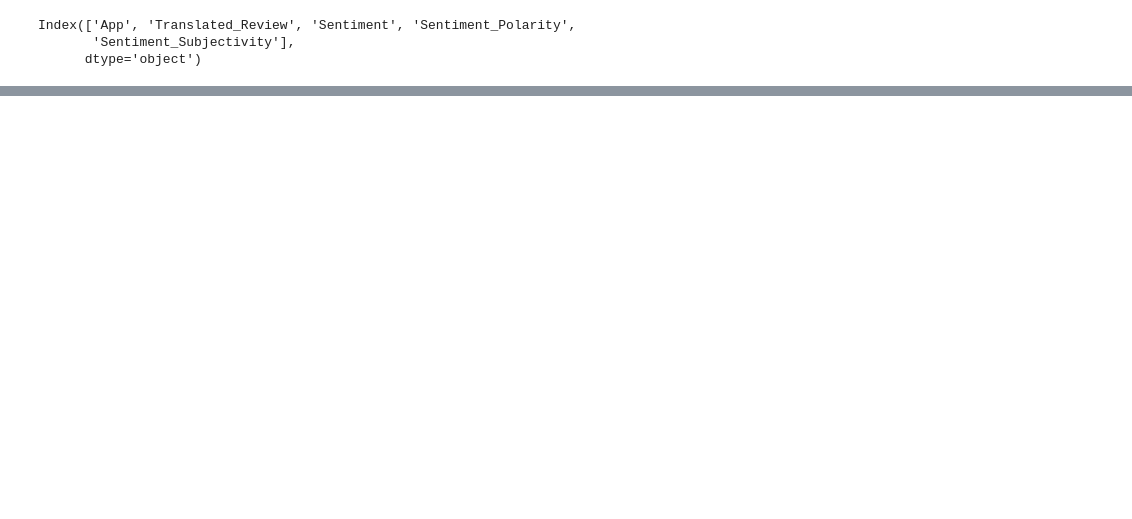
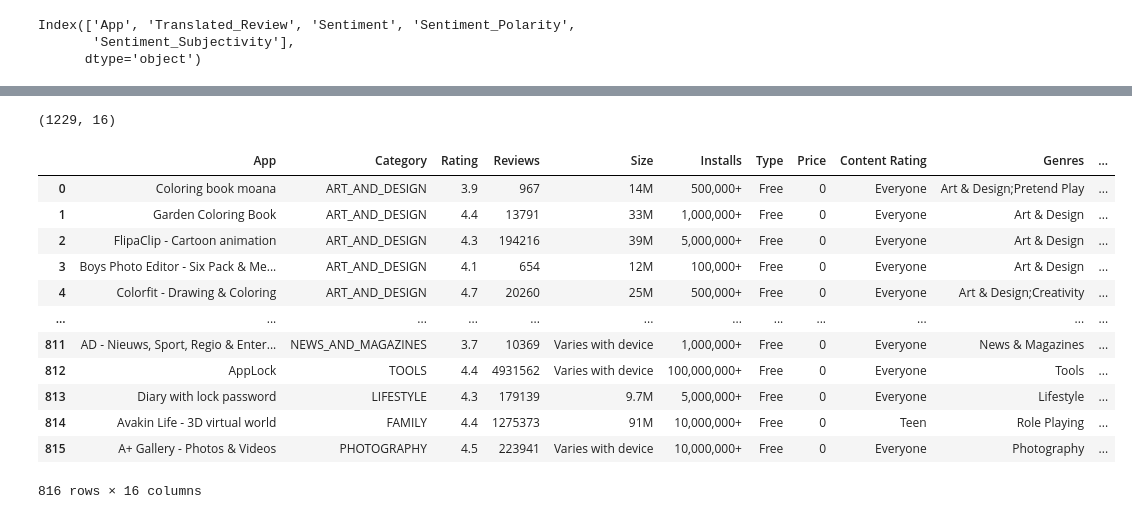
Before and after one commit to raushan9jnv/Raushan_Play_Store_App_Review_Analysis_Capstone_Project, a Jupyter notebook: Raushan_Play_Store_App_Review_Analysis_Capstone_Project.ipynb, the cells around one changed output, grey strips where cells are left out. Cells and saved outputs as stored; diff of their text form; code cells hidden in the pictures; blank space fills up the shorter version.

```diff
--- a/Raushan_Play_Store_App_Review_Analysis_Capstone_Project.ipynb
+++ b/Raushan_Play_Store_App_Review_Analysis_Capstone_Project.ipynb
@@ -35,0 +241,26 @@ Index(['App', 'Translated_Review', 'Sentiment', 'Sentiment_Polarity',
+# %%
+complete_df.shape
+# %% [output]
+(1229, 16)
+# %%
+# Drop duplicates
+complete_df.drop_duplicates("App", inplace=True)
+
+# Reset the index since now we have a different number of observations
+complete_df = complete_df.reset_index().drop("index", axis=1).copy()
+
+complete_df
+# %% [output]
+|  | App | Category | Rating | Reviews | Size | Installs | Type | Price | Content Rating | Genres | ... |
+| 0 | Coloring book moana | ART_AND_DESIGN | 3.9 | 967 | 14M | 500,000+ | Free | 0 | Everyone | Art & Design;Pretend Play | ... |
+| 1 | Garden Coloring Book | ART_AND_DESIGN | 4.4 | 13791 | 33M | 1,000,000+ | Free | 0 | Everyone | Art & Design | ... |
+| 2 | FlipaClip - Cartoon animation | ART_AND_DESIGN | 4.3 | 194216 | 39M | 5,000,000+ | Free | 0 | Everyone | Art & Design | ... |
+| 3 | Boys Photo Editor - Six Pack & Me... | ART_AND_DESIGN | 4.1 | 654 | 12M | 100,000+ | Free | 0 | Everyone | Art & Design | ... |
+| 4 | Colorfit - Drawing & Coloring | ART_AND_DESIGN | 4.7 | 20260 | 25M | 500,000+ | Free | 0 | Everyone | Art & Design;Creativity | ... |
+| ... | ... | ... | ... | ... | ... | ... | ... | ... | ... | ... | ... |
+| 811 | AD - Nieuws, Sport, Regio & Enter... | NEWS_AND_MAGAZINES | 3.7 | 10369 | Varies with device | 1,000,000+ | Free | 0 | Everyone | News & Magazines | ... |
+| 812 | AppLock | TOOLS | 4.4 | 4931562 | Varies with device | 100,000,000+ | Free | 0 | Everyone | Tools | ... |
+| 813 | Diary with lock password | LIFESTYLE | 4.3 | 179139 | 9.7M | 5,000,000+ | Free | 0 | Everyone | Lifestyle | ... |
+| 814 | Avakin Life - 3D virtual world | FAMILY | 4.4 | 1275373 | 91M | 10,000,000+ | Free | 0 | Teen | Role Playing | ... |
+| 815 | A+ Gallery - Photos & Videos | PHOTOGRAPHY | 4.5 | 223941 | Varies with device | 10,000,000+ | Free | 0 | Everyone | Photography | ... |
+816 rows × 16 columns
```
Also changed, not shown: parts of 48 cells of this notebook.
